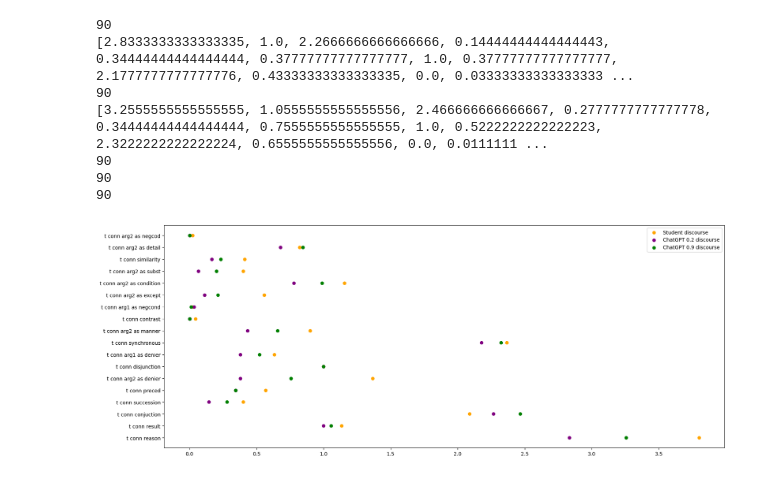
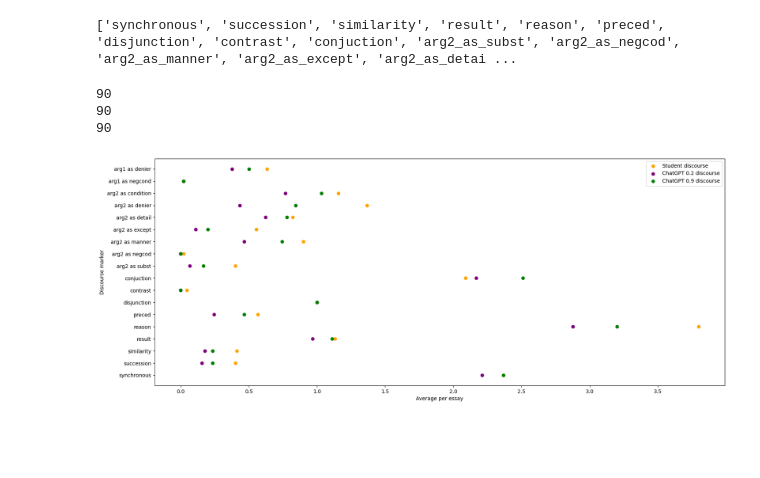
Before and after one commit to schind55/npl_project, a Jupyter notebook: discourse_analysis.ipynb, the cells around one changed output. Drawn from its saved outputs; the diff is of its cells as text; code cells hidden in the pictures; blank space fills up the shorter version.

```diff
--- a/discourse_analysis.ipynb
+++ b/discourse_analysis.ipynb
@@ -59,7 +45,7 @@ for marker in discourse.itertuples():
     if not any(marker[2] in modal for modal in all_modals):
         all_modals.append(marker[2])
 
-
+# Identifies the number of of individual discourse markers
 def identify_discourse_markers(text):
     temp = []
     for marker in discourse.itertuples():
@@ -70,6 +56,7 @@ def identify_discourse_markers(text):
         result.append(temp.count(all_modals[i]))
     return result
 
+# Calcualtes the sum of lists in lists: [1,4]+[1,3] = [2,7]
 def calculate_sum(label):
     extracted_essays = essays[label].apply(lambda x: identify_discourse_markers(x))
     print(str(len(extracted_essays)))
@@ -83,25 +70,24 @@ def calculate_sum(label):
         res[x] = np.divide(res[x],len(extracted_essays))
     return res
 
+# Removing the _ from the modals and plotting the graph
 def plot_modals(x, y, label, color):
     y_ = []
     for i in range(len(y)):
         y_.append(y[i].replace('_', ' '))
     plt.scatter(x, y_, label = label, color = color)
-
-print(calculate_sum("ChatGPT Essay 0.2"))
-print(calculate_sum("ChatGPT Essay 0.9"))
-plot_modals(x = calculate_sum("Student Essay"), y = all_modals, label = "Student discourse", color = "orange")
-plot_modals(x = calculate_sum("ChatGPT Essay 0.2"), y = all_modals, label = "ChatGPT 0.2 discourse", color = "purple")
-plot_modals(x = calculate_sum("ChatGPT Essay 0.9"), y = all_modals, label = "ChatGPT 0.9 discourse", color = "green")
-plt.legend()
-plt.show()
 # %% [output]
-90
-[2.8333333333333335, 1.0, 2.2666666666666666, 0.14444444444444443, 0.34444444444444444, 0.37777777777777777, 1.0, 0.37777777777777777, 2.1777777777777776, 0.43333333333333335, 0.0, 0.03333333333333333 ...
-90
-[3.2555555555555555, 1.0555555555555556, 2.466666666666667, 0.2777777777777778, 0.34444444444444444, 0.7555555555555555, 1.0, 0.5222222222222223, 2.3222222222222224, 0.6555555555555556, 0.0, 0.0111111 ...
-90
-90
-90
+['synchronous', 'succession', 'similarity', 'result', 'reason', 'preced', 'disjunction', 'contrast', 'conjuction', 'arg2_as_subst', 'arg2_as_negcod', 'arg2_as_manner', 'arg2_as_except', 'arg2_as_detai ...
-[figure, removed]
+# %%
+plot_modals(x = calculate_sum("Student Essay"), y = all_modals, label = "Student discourse", color = "orange")
+plot_modals(x = calculate_sum("ChatGPT Essay 0.2"), y = all_modals, label = "ChatGPT 0.2 discourse", color = "purple")
+plot_modals(x = calculate_sum("ChatGPT Essay 0.9"), y = all_modals, label = "ChatGPT 0.9 discourse", color = "green")
+plt.xlabel("Average per essay")
+plt.ylabel("Discourse marker")
+plt.legend()
+plt.show()
+# %% [output]
+90
+90
+90
+[figure, added]
```
Also changed, not shown: parts of 4 cells of this notebook, 7 other files.
